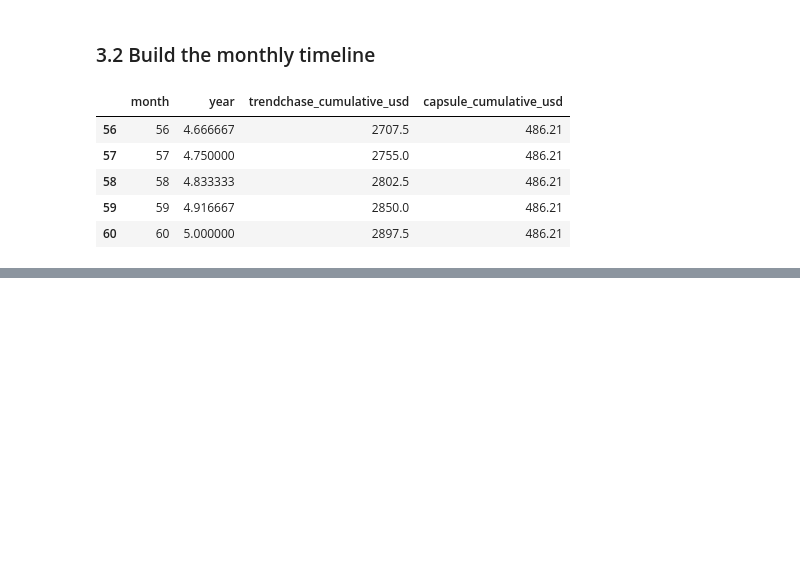
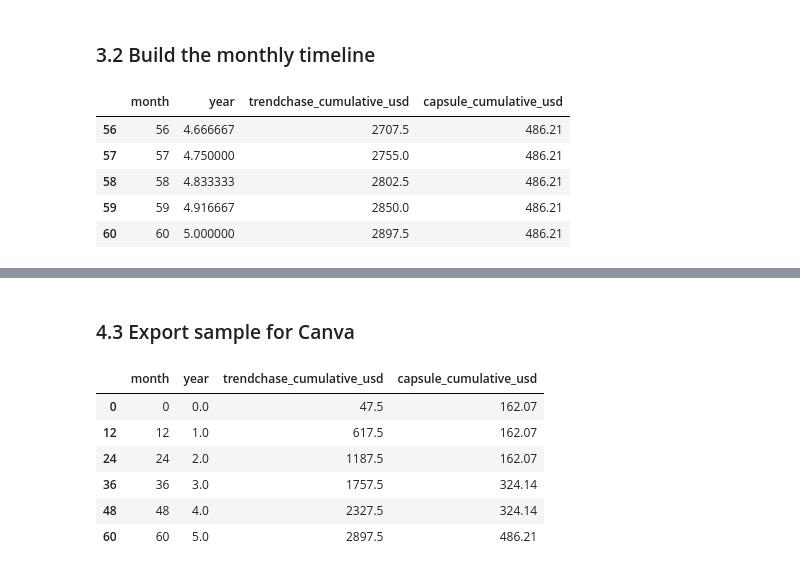
Before and after one commit to juvinciariadi/data-worn-thin.-, a Jupyter notebook: notebooks/cycle 2/issue-07/7.2-cumulative-spend.ipynb, the cells around one changed output, grey strips where cells are left out. Drawn from its saved outputs; the diff is of its cells as text; code cells hidden in the pictures; blank space fills up the shorter version.

```diff
--- a/notebooks/cycle 2/issue-07/7.2-cumulative-spend.ipynb
+++ b/notebooks/cycle 2/issue-07/7.2-cumulative-spend.ipynb
@@ -90,0 +139,14 @@ df.to_csv(f"{PROCESSED_DIR}/cumulative_spend_5yr.csv", index=False)
+# %% [markdown]
+### 4.3 Export sample for Canva
+# %%
+# yearly checkpoints (every 12 months) for manual entry into Canva's chart element
+sparse = df[df["month"] % 12 == 0]
+sparse
+# %% [output]
+|  | month | year | trendchase_cumulative_usd | capsule_cumulative_usd |
+| 0 | 0 | 0.0 | 47.5 | 162.07 |
+| 12 | 12 | 1.0 | 617.5 | 162.07 |
+| 24 | 24 | 2.0 | 1187.5 | 162.07 |
+| 36 | 36 | 3.0 | 1757.5 | 324.14 |
+| 48 | 48 | 4.0 | 2327.5 | 324.14 |
+| 60 | 60 | 5.0 | 2897.5 | 486.21 |
```
Also changed, not shown: parts of 8 cells of this notebook, 3 other files.
